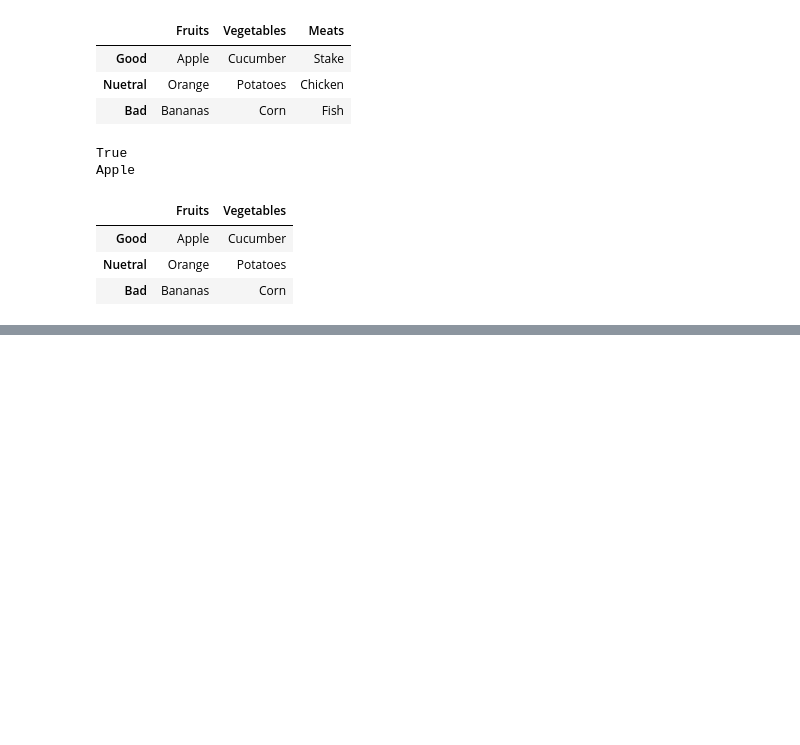
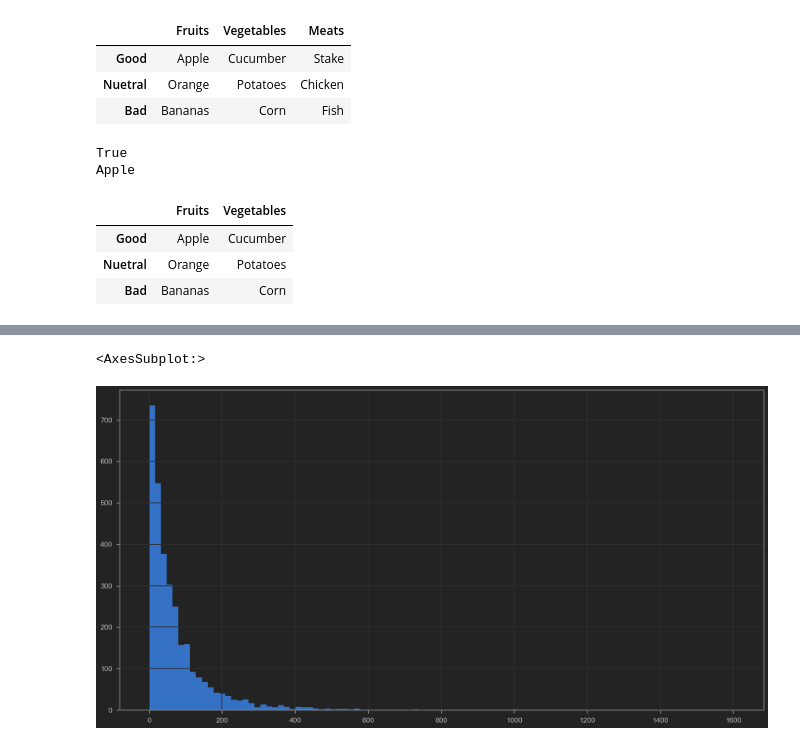
Before and after one commit to HashemRawashdeh/Study, a Jupyter notebook: Data Science/Exploratory Data Analysis/Explatory Data Analysis.ipynb, the cells around one changed output, grey strips where cells are left out. Cells and saved outputs as stored; diff of their text form; code cells hidden in the pictures; blank space fills up the shorter version.

```diff
--- a/Data Science/Exploratory Data Analysis/Explatory Data Analysis.ipynb
+++ b/Data Science/Exploratory Data Analysis/Explatory Data Analysis.ipynb
@@ -406,0 +1410,2 @@ df
+# %%
+df['verified_reviews_nopunc_nostopwords'] = df.verified_reviews_nopunc.apply(preprocess)
@@ -406,0 +1421,2 @@ df
+# %%
+df['verified_reviews_nopunc_nostopwords_joined'] = df.verified_reviews_nopunc_nostopwords.apply(lambda x: ' '.join(x))
@@ -406,0 +1434,4 @@ df
+# %%
+# Let's drop the intermediate columns:
+df.drop(columns=['verified_reviews_nopunc', 'verified_reviews_nopunc_nostopwords', 'reviews_length'], inplace=True)
+df.head()
@@ -406,0 +1445,4 @@ df
+# %%
+# Adding new length column:
+df['length'] = df.verified_reviews_nopunc_nostopwords_joined.apply(len)
+df.head()
@@ -406,0 +1456,6 @@ df
+# %%
+# Let's plot the histogram of the length column:
+df.length.hist(bins = 100, figsize=(20,10))
+# %% [output]
+<AxesSubplot:>
+[figure, added]
```
Also changed, not shown: parts of 115 cells of this notebook, 3 other files.
